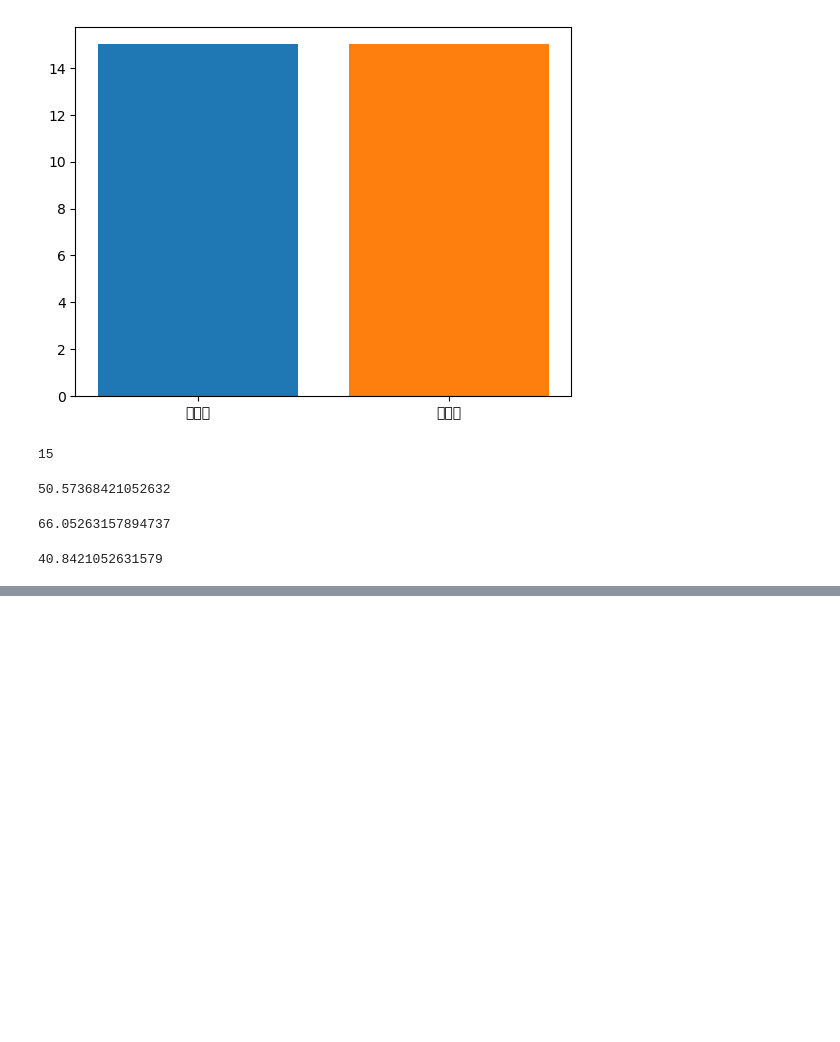
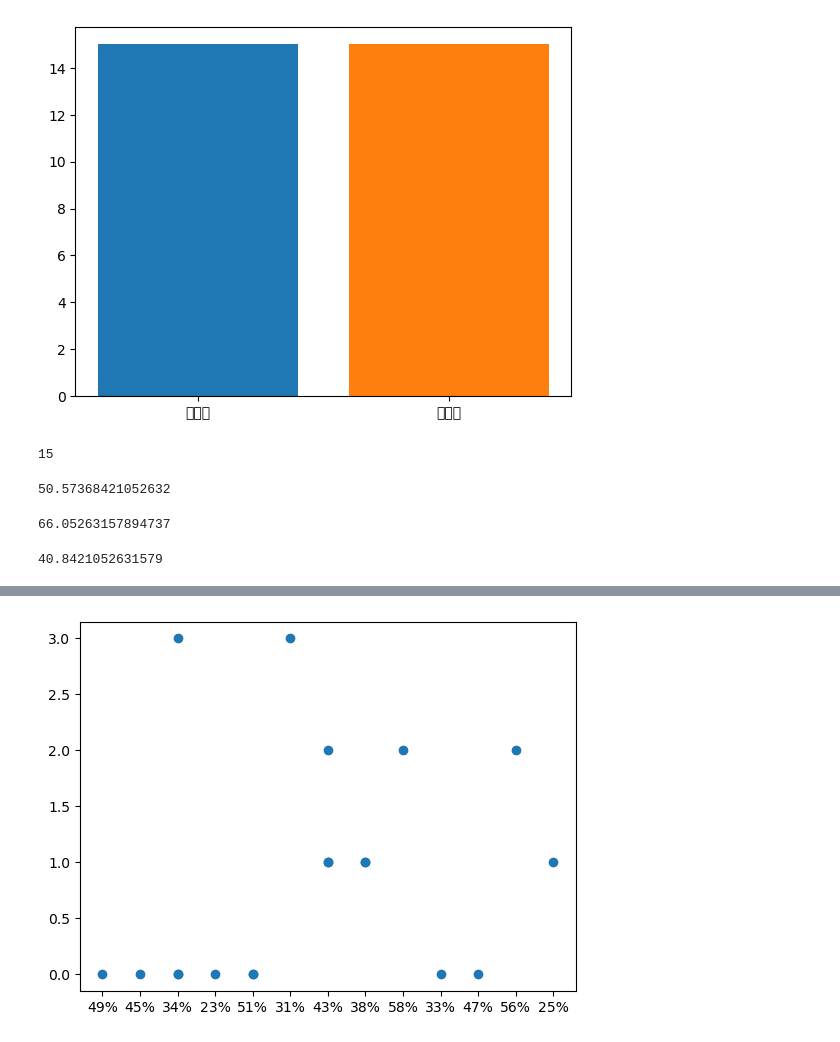
Before and after one commit to cjdrudco/KKC_Python_Project, a Jupyter notebook: Untitled.ipynb, the cells around one changed output, grey strips where cells are left out. Cells and saved outputs as stored; diff of their text form; code cells hidden in the pictures; blank space fills up the shorter version.

```diff
--- a/Untitled.ipynb
+++ b/Untitled.ipynb
@@ -482,0 +515,13 @@ avg
+# %%
+df = pd.read_csv("data.csv", encoding='cp949')
+
+teamName = '리버풀'
+team = df[df['원정'] == teamName]
+
+share = team['볼점유율']
+score = team['득점']
+
+plt.scatter(share, score)
+plt.show()
+# %% [output]
+[figure, added]
```
Also changed, not shown: parts of 3 cells of this notebook, 2 other files.
